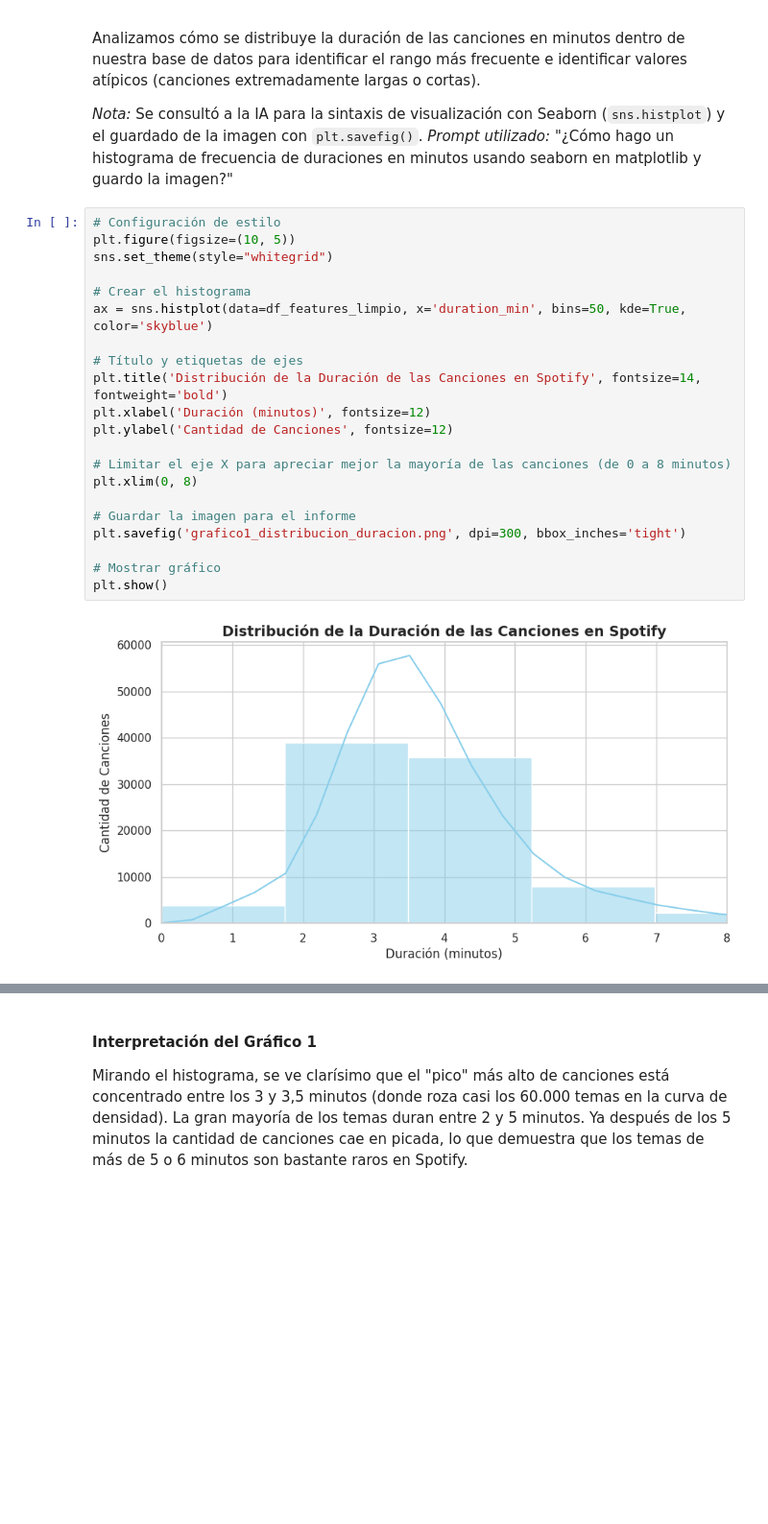
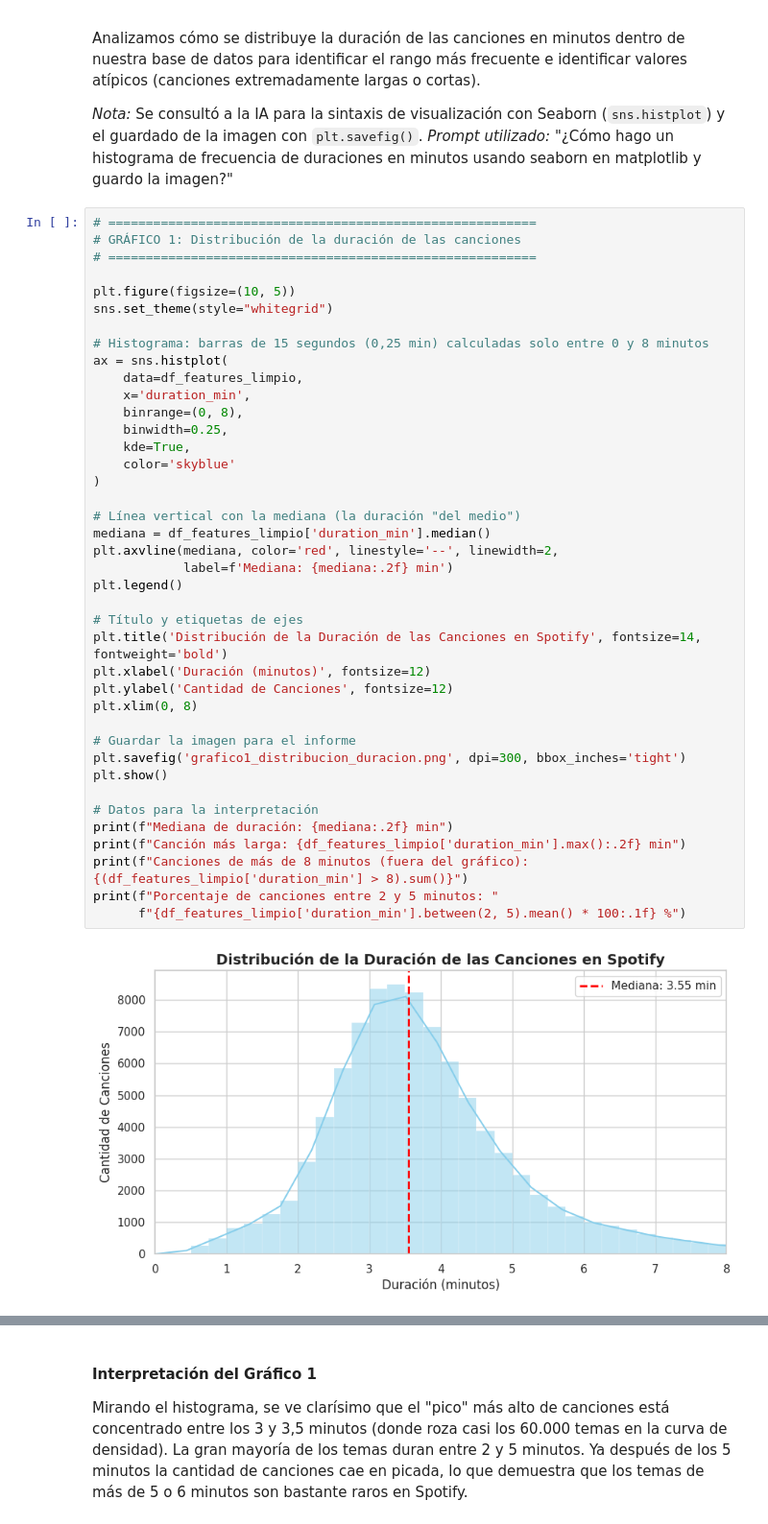
Before and after one commit to TDSxs/Lab-Musica, a Jupyter notebook: notebooks/analisis_musica.ipynb, the cells around one changed output, grey strips where cells are left out. Shown at 96% size. Cells and saved outputs as stored; diff of their text form; blank space fills up the shorter version.

```diff
--- a/notebooks/analisis_musica.ipynb
+++ b/notebooks/analisis_musica.ipynb
@@ -204,25 +204,44 @@ Analizamos cómo se distribuye la duración de las canciones en minutos dentro d
 *Nota:* Se consultó a la IA para la sintaxis de visualización con Seaborn (`sns.histplot`) y el guardado de la imagen con `plt.savefig()`.
 *Prompt utilizado:* "¿Cómo hago un histograma de frecuencia de duraciones en minutos usando seaborn en matplotlib y guardo la imagen?"
 # %%
-# Configuración de estilo
+# =========================================================
+# GRÁFICO 1: Distribución de la duración de las canciones
+# =========================================================
+
 plt.figure(figsize=(10, 5))
 sns.set_theme(style="whitegrid")
 
-# Crear el histograma
-ax = sns.histplot(data=df_features_limpio, x='duration_min', bins=50, kde=True, color='skyblue')
+# Histograma: barras de 15 segundos (0,25 min) calculadas solo entre 0 y 8 minutos
+ax = sns.histplot(
+    data=df_features_limpio,
+    x='duration_min',
+    binrange=(0, 8),
+    binwidth=0.25,
+    kde=True,
+    color='skyblue'
+)
+
+# Línea vertical con la mediana (la duración "del medio")
+mediana = df_features_limpio['duration_min'].median()
+plt.axvline(mediana, color='red', linestyle='--', linewidth=2,
+            label=f'Mediana: {mediana:.2f} min')
+plt.legend()
 
 # Título y etiquetas de ejes
 plt.title('Distribución de la Duración de las Canciones en Spotify', fontsize=14, fontweight='bold')
 plt.xlabel('Duración (minutos)', fontsize=12)
 plt.ylabel('Cantidad de Canciones', fontsize=12)
-
-# Limitar el eje X para apreciar mejor la mayoría de las canciones (de 0 a 8 minutos)
 plt.xlim(0, 8)
 
 # Guardar la imagen para el informe
 plt.savefig('grafico1_distribucion_duracion.png', dpi=300, bbox_inches='tight')
+plt.show()
 
-# Mostrar gráfico
-plt.show()
+# Datos para la interpretación
+print(f"Mediana de duración: {mediana:.2f} min")
+print(f"Canción más larga: {df_features_limpio['duration_min'].max():.2f} min")
+print(f"Canciones de más de 8 minutos (fuera del gráfico): {(df_features_limpio['duration_min'] > 8).sum()}")
+print(f"Porcentaje de canciones entre 2 y 5 minutos: "
+      f"{df_features_limpio['duration_min'].between(2, 5).mean() * 100:.1f} %")
 # %% [output]
-[figure, old version]
+[figure, new version]
```
Also changed, not shown: parts of 1 cell of this notebook.
